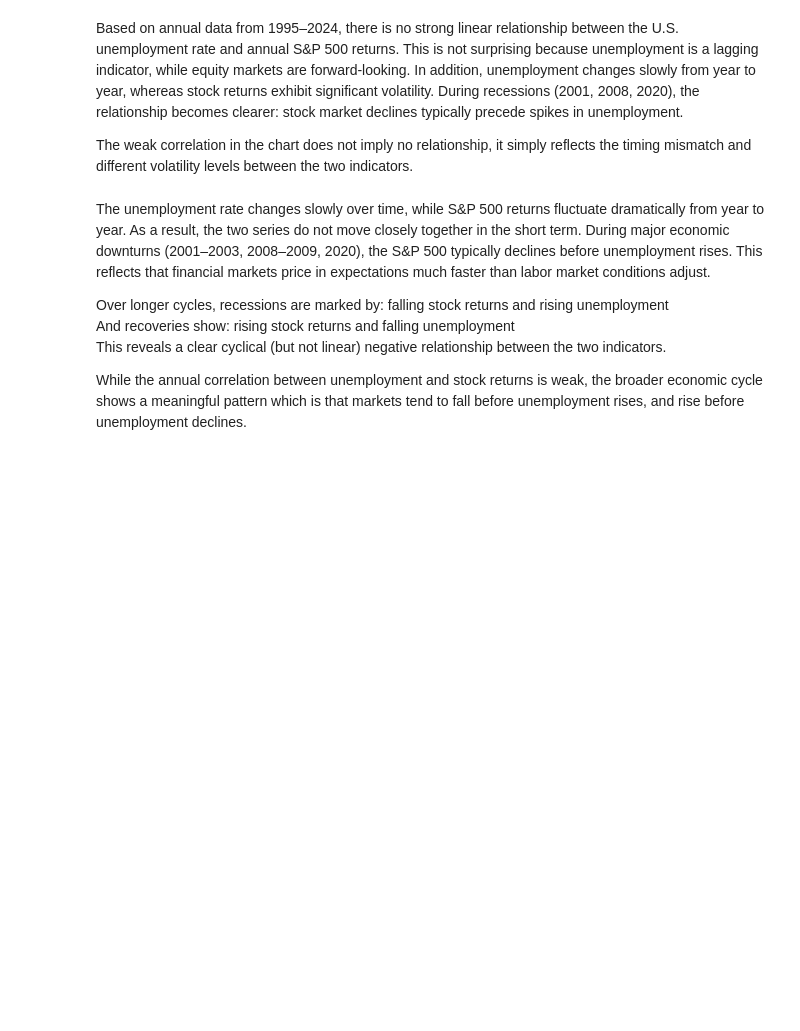
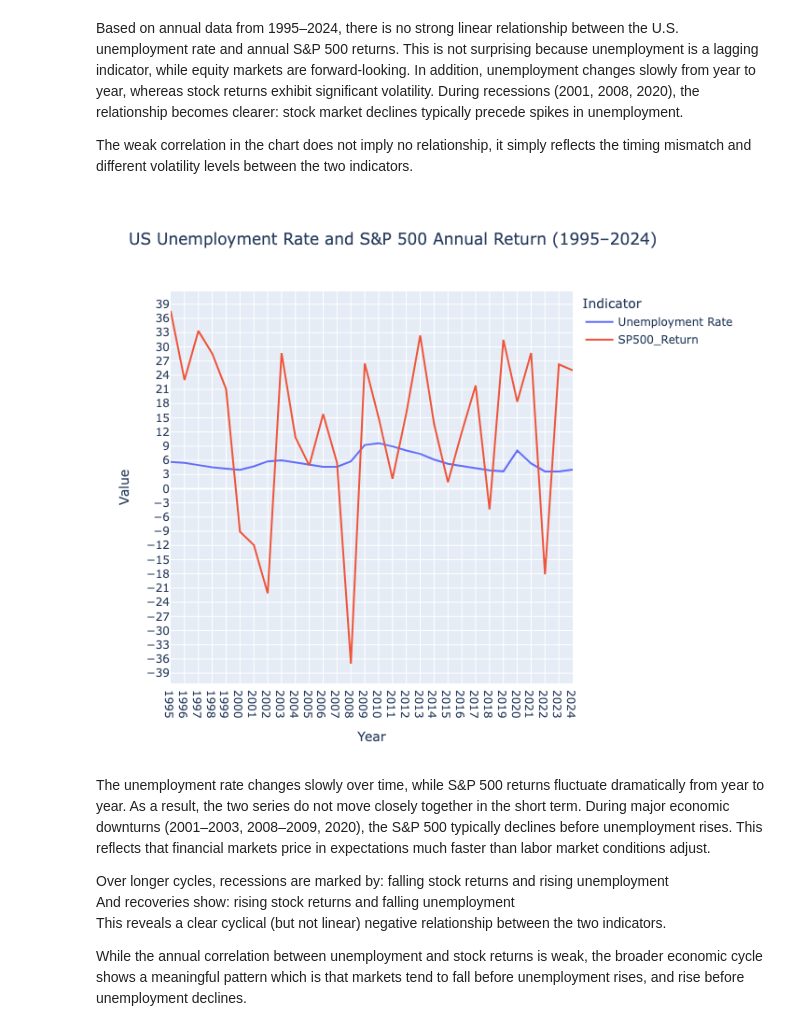
Before and after one commit to kkokko03259412-web/chenxi.github.io, a Jupyter notebook: project2.ipynb, the cells around one changed output. Saved outputs shown, nothing was run; the diff lists cells and outputs as text; code cells hidden in the pictures; blank space fills up the shorter version.

```diff
--- a/project2.ipynb
+++ b/project2.ipynb
@@ -136,24 +166,28 @@ The weak correlation in the chart does not imply no relationship, it simply refl
 # %%
 fig = px.line(
     merged,
     x="Year",
     y=["Unemployment Rate", "SP500_Return"],
     title="US Unemployment Rate and S&P 500 Annual Return (1995–2024)",
     labels={
         "value": "Value",
         "variable": "Indicator",
         "Year": "Year"
     }
 )
 
 fig.update_xaxes(dtick=1)
 fig.update_yaxes(dtick=3)
 fig.update_layout(
     legend_title="Indicator",
     height=600
 )
 
 HTML(fig.to_html(include_plotlyjs="cdn", full_html=False))
+fig.write_image("unemp_sp500_lines.png")
+display(Image("unemp_sp500_lines.png"))
+# %% [output]
+[figure, added]
 # %% [markdown]
 The unemployment rate changes slowly over time, while S&P 500 returns fluctuate dramatically from year to year. As a result, the two series do not move closely together in the short term. During major economic downturns (2001–2003, 2008–2009, 2020), the S&P 500 typically declines before unemployment rises.   This reflects that financial markets price in expectations much faster than labor market conditions adjust.
 
```
Also changed, not shown: parts of 4 cells of this notebook, 2 other files.
